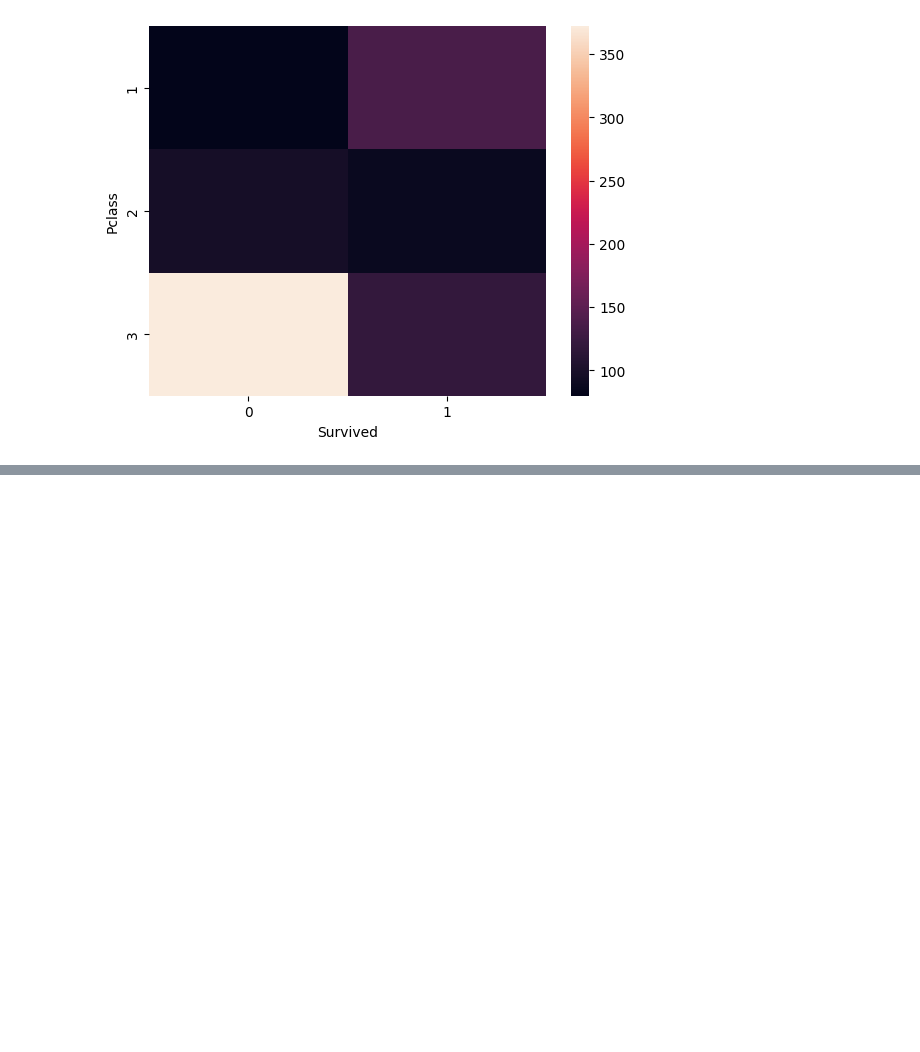
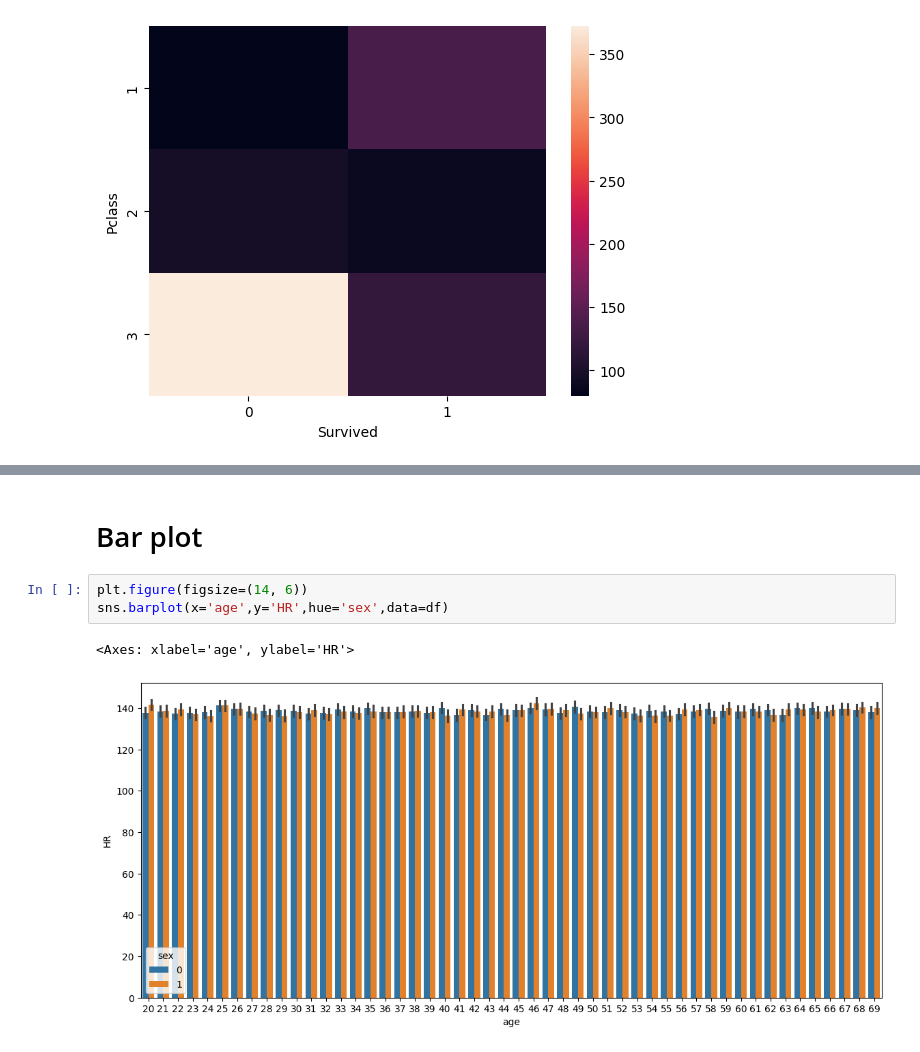
Before and after one commit to Pratyush0010/Data-Science-Lab, a Jupyter notebook: lab3.ipynb, the cells around one changed output, grey strips where cells are left out. Cells and saved outputs as stored; diff of their text form; blank space fills up the shorter version.

```diff
--- a/lab3.ipynb
+++ b/lab3.ipynb
@@ -213,0 +244,8 @@ NameError: name 'flight' is not defined
+# %% [markdown]
+# Bar plot
+# %%
+plt.figure(figsize=(14, 6))
+sns.barplot(x='age',y='HR',hue='sex',data=df)
+# %% [output]
+<Axes: xlabel='age', ylabel='HR'>
+[figure, added]
```
Also changed, not shown: parts of 16 cells of this notebook.
